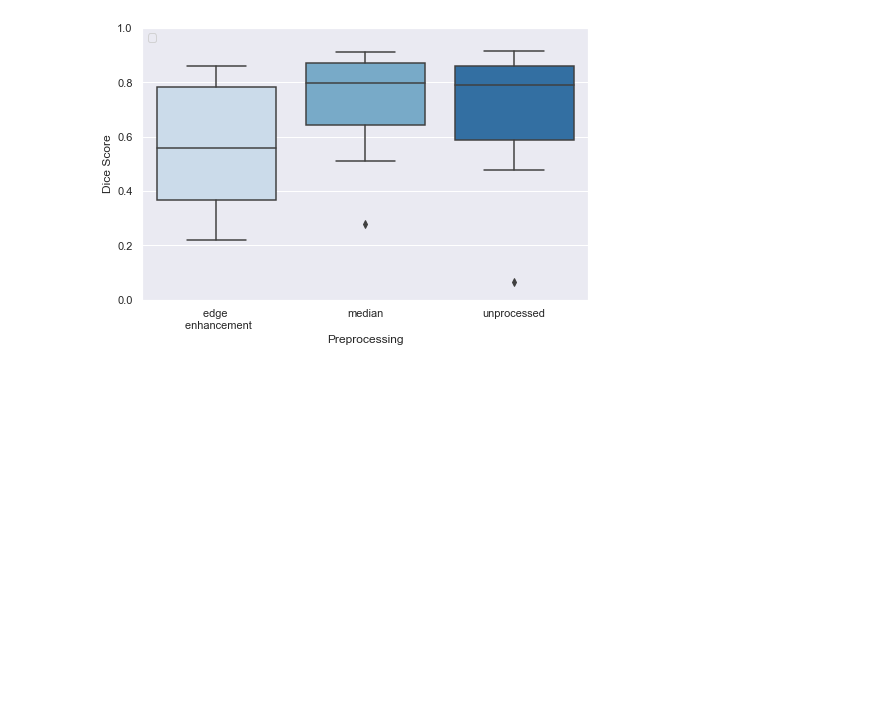
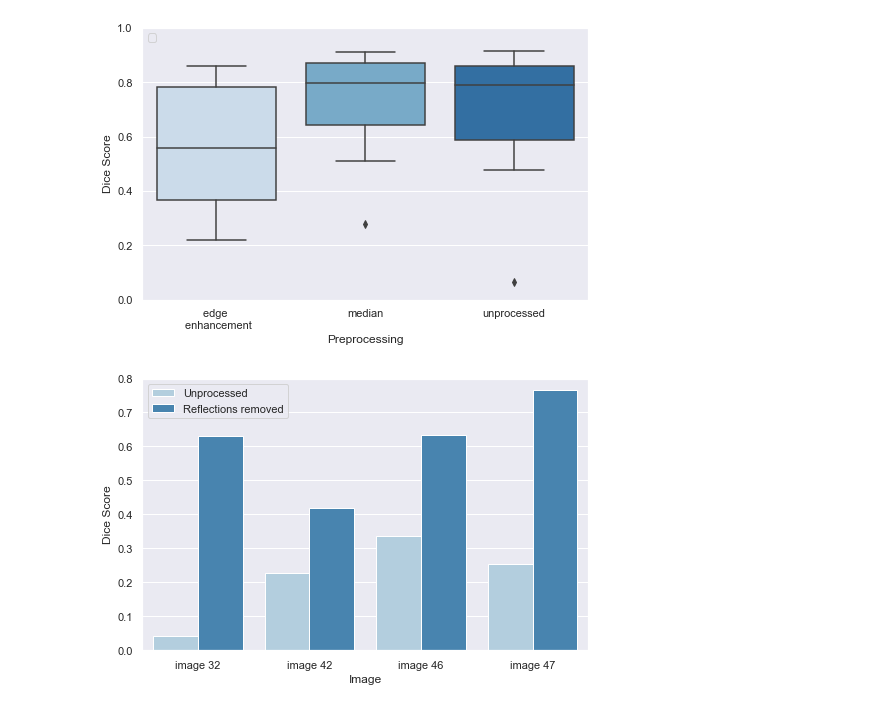
Before and after one commit to datascience-mobi-2022/2022-topic-01-team-05, a Jupyter notebook: cell_clustering/plots.ipynb, the cells around one changed output. Cells and saved outputs as stored; diff of their text form; code cells hidden in the pictures; blank space fills up the shorter version.

Commit message:
plot reflections

```diff
--- a/cell_clustering/plots.ipynb
+++ b/cell_clustering/plots.ipynb
@@ -170,3 +170,27 @@ boxplot_BBBC()
 # %% [output]
 No artists with labels found to put in legend.  Note that artists whose label start with an underscore are ignored when legend() is called with no argument.
 [figure]
+# %%
+def barplot_reflections():
+    """
+    creates barplot for the dice scores of the evaluation of the removal of reflections
+    :return: barplot for the reflections
+    """
+    columns_names = ["Dice Score", "Reflection", "Image"]
+    dice_score = [0.042206968, 0.6319353468258981, 0.22747751, 0.4190362620485571, 0.337250643, 0.6322432856550206,
+                    0.253191809, 0.7658440389259635]
+    reflection = ["Unprocessed", "Reflections removed", "Unprocessed", "Reflections removed", "Unprocessed", "Reflections removed",
+            "Unprocessed", "Reflections removed"]
+    image = ["image 32", "image 32", "image 42", "image 42", "image 46", "image 46", "image 47", "image 47"]
+
+    df = pd.DataFrame(list(zip(dice_score, reflection, image)), columns=columns_names)
+
+    sns.set(rc={'figure.figsize':(8,5)})
+    ax = sns.barplot(x="Image", y="Dice Score", hue="Reflection", data=df, palette="Blues")
+    ax.set(ylim=(0, 0.8))
+    plt.legend(loc=2)
+    sns.set_style("whitegrid")
+# %%
+barplot_reflections()
+# %% [output]
+[figure, added]
```
